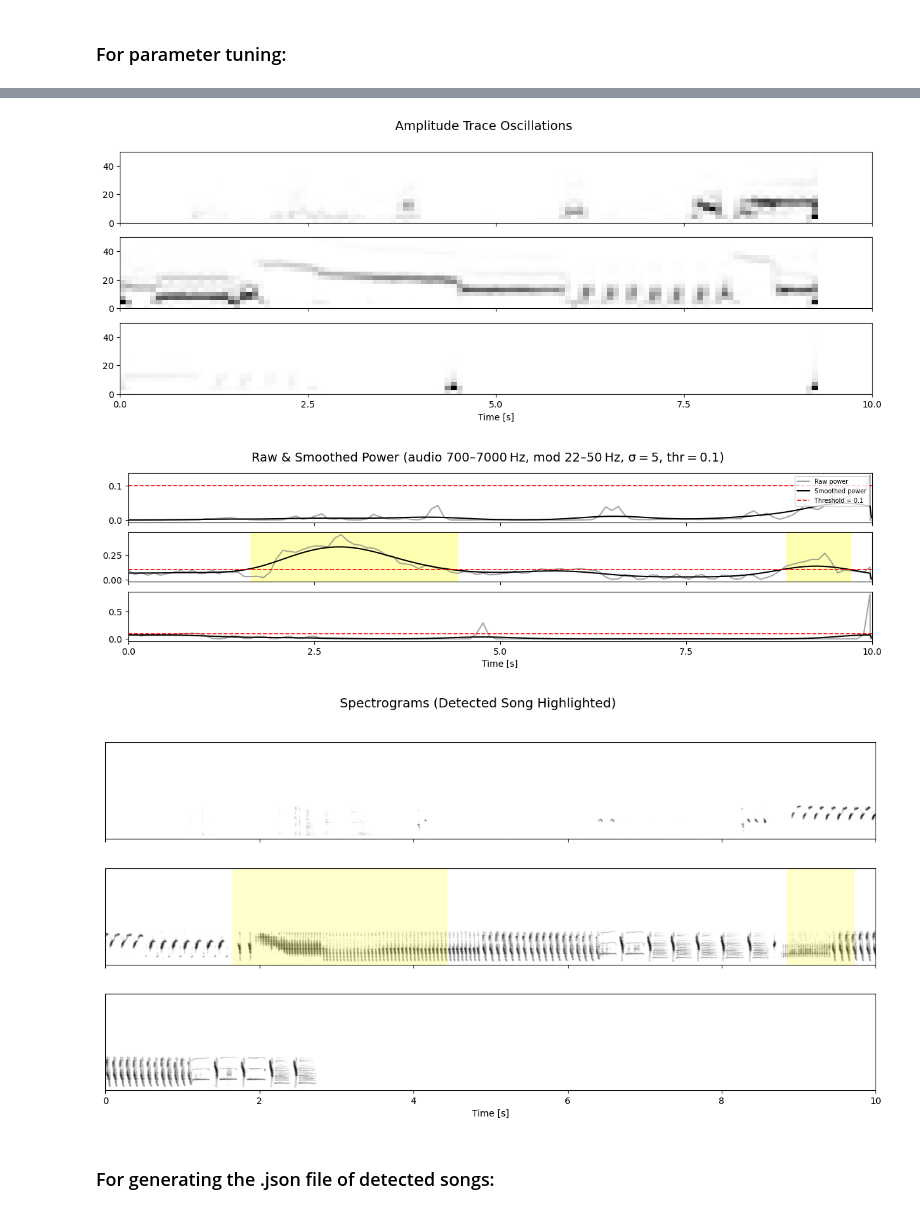
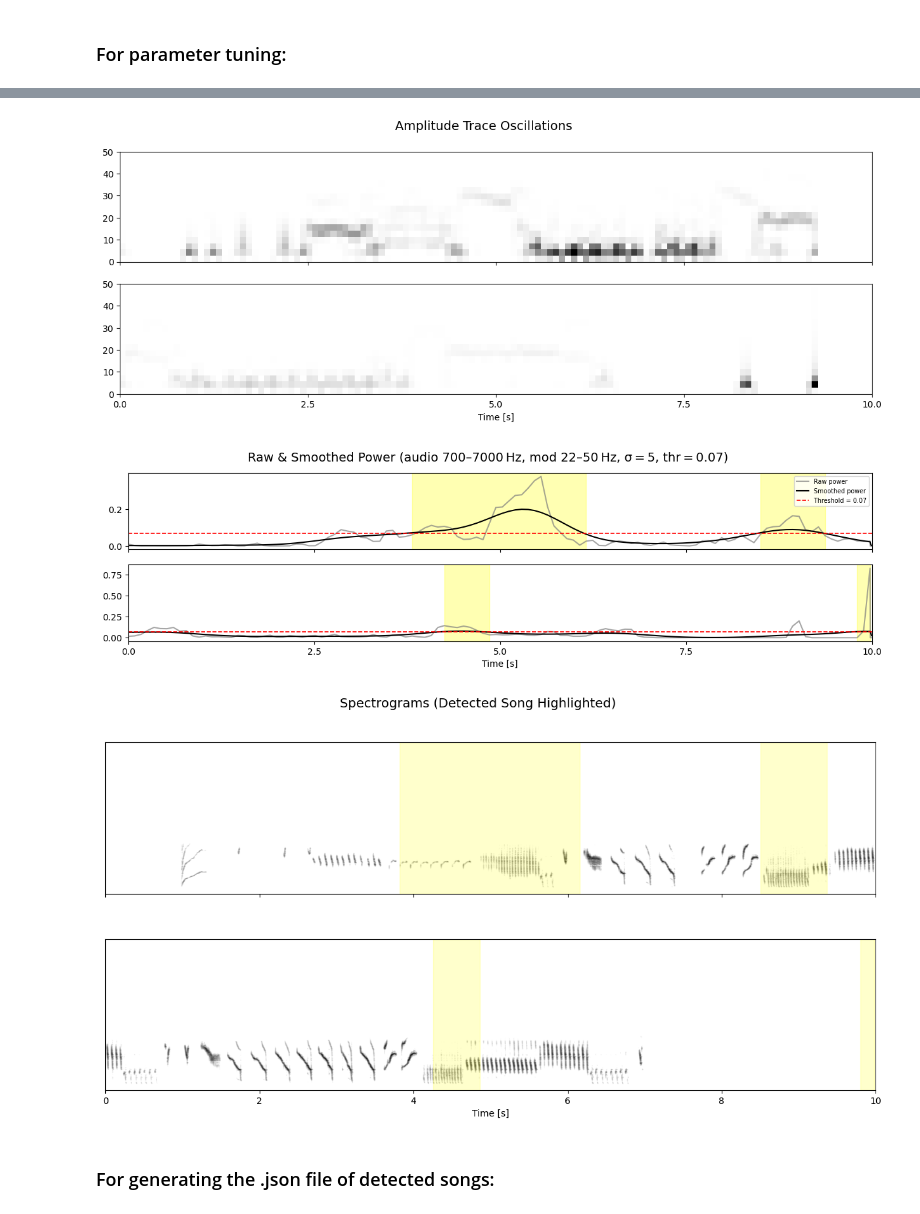
Before and after one commit to hulseyvincentr/BYOD_class, a Jupyter notebook: code/song_detector/song_detector_periodicity_then_amplitude.ipynb, the cells around one changed output, grey strips where cells are left out. Drawn from its saved outputs; the diff is of its cells as text; code cells hidden in the pictures.

```diff
--- a/code/song_detector/song_detector_periodicity_then_amplitude.ipynb
+++ b/code/song_detector/song_detector_periodicity_then_amplitude.ipynb
@@ -223,7 +223,7 @@ def plot_spectrograms_by_segment(
 # ── Example usage ────────────────────────────────────────────────────────────
 if __name__ == "__main__":
     FILE_PATH = (
-     "/Users/mirandahulsey-vincent/Documents/allPythonCode/BYOD_class/data_inputs/USA5288_45390.29509926_4_8_8_11_49.wav"
+     "/Volumes/my_own_SSD/UO_stuff/nerve_transections/USA5207/5/USA5207_45098.67569289_6_21_18_46_9.wav"
     )
 
     plot_spectrograms_by_segment(
@@ -234,6 +234,6 @@ if __name__ == "__main__":
         mod_low=22,          # <── NEW: modulation band lower edge
         mod_high=50,         # <── NEW: modulation band upper edge
         smoothing_sigma=5,
-        power_threshold=0.1,
+        power_threshold=0.07,
     )
 # %% [output]
@@ -241,6 +241,6 @@ if __name__ == "__main__":
-[figure, old version]
+[figure, new version]
-[figure, old version]
+[figure, new version]
-[figure, old version]
+[figure, new version]
 # %% [markdown]
 ### For generating the .json file of detected songs:
 # %%
```
Also changed, not shown: parts of 11 cells of this notebook, 2 other files.
